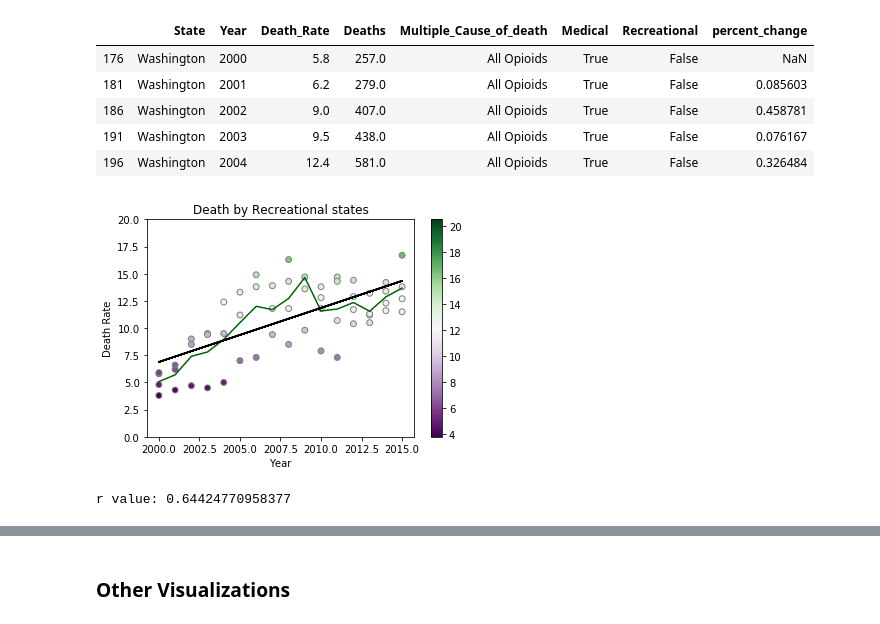
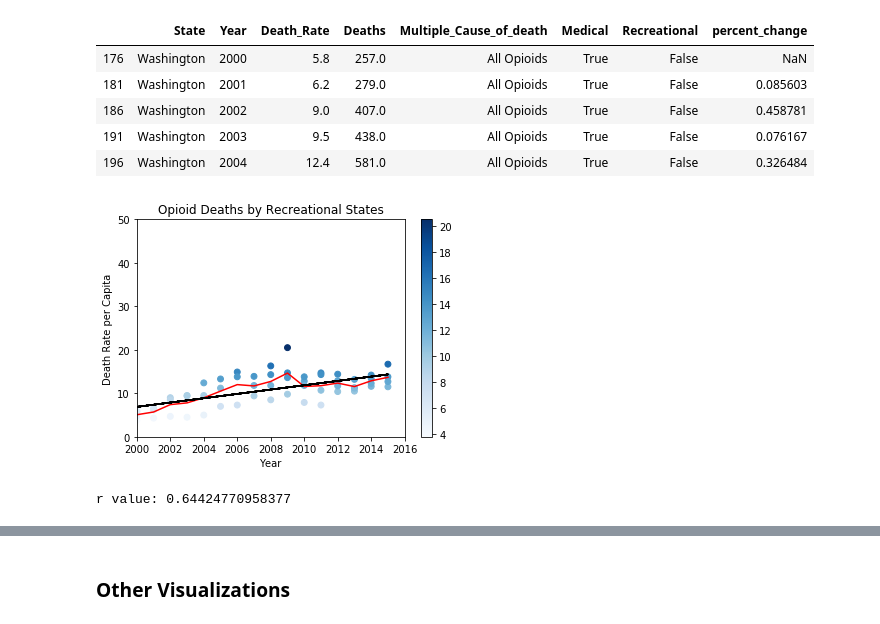
Before and after one commit to fia400/CPSSTeam, a Jupyter notebook: CPSS Main Code - Final.ipynb, the cells around one changed output, grey strips where cells are left out. Drawn from its saved outputs; the diff is of its cells as text; code cells hidden in the pictures.

```diff
--- a/CPSS Main Code - Final.ipynb
+++ b/CPSS Main Code - Final.ipynb
@@ -320,35 +286,33 @@ RecStates_df.head()
 # %%
 #Rec States linear regression
 x = RecStates_df["Year"]
 y = RecStates_df["Death_Rate"]
-cm = plt.cm.get_cmap('PRGn')
+cm = plt.cm.get_cmap('Blues')
 
 #linear regression
 (slope, intercept, rvalue, pvalue, stderr) = linregress(x, y)
 regress_values = x * slope + intercept
 line_eq = "y = " + str(round(slope,2)) + "x + " + str(round(intercept,2))
 
 #get average for line plots
 aveRec= RecStates_df.groupby(['Year'])
 y2=aveRec.mean()["Death_Rate"]
 
 
-
-plt.scatter(x,y,c=y, s=35, cmap=cm, edgecolors='grey')
-plt.ylim(0, 50)
-plt.plot(y2, color='darkgreen')
+plt.scatter(x,y,c=y, s=35, cmap=cm)
+plt.plot(y2, color='r')
 plt.plot(x,regress_values,"y-", color="black")
 plt.colorbar()
-plt.title('Death by Recreational states')
-plt.ylabel("Death Rate")
+plt.title('Opioid Deaths by Recreational States')
+plt.ylabel("Death Rate per Capita")
 plt.xlabel("Year")
-plt.ylim(0,20)
-#plt.xlim(0, None)
+plt.ylim(0,50)
+plt.xlim(2000, 2016)
 
 plt.show()
 print(f'r value: {rvalue}')
 # %% [output]
-[figure, old version]
+[figure, new version]
 r value: 0.64424770958377
 # %%
 #Medical States Dataframe
```
Also changed, not shown: parts of 34 cells of this notebook.
